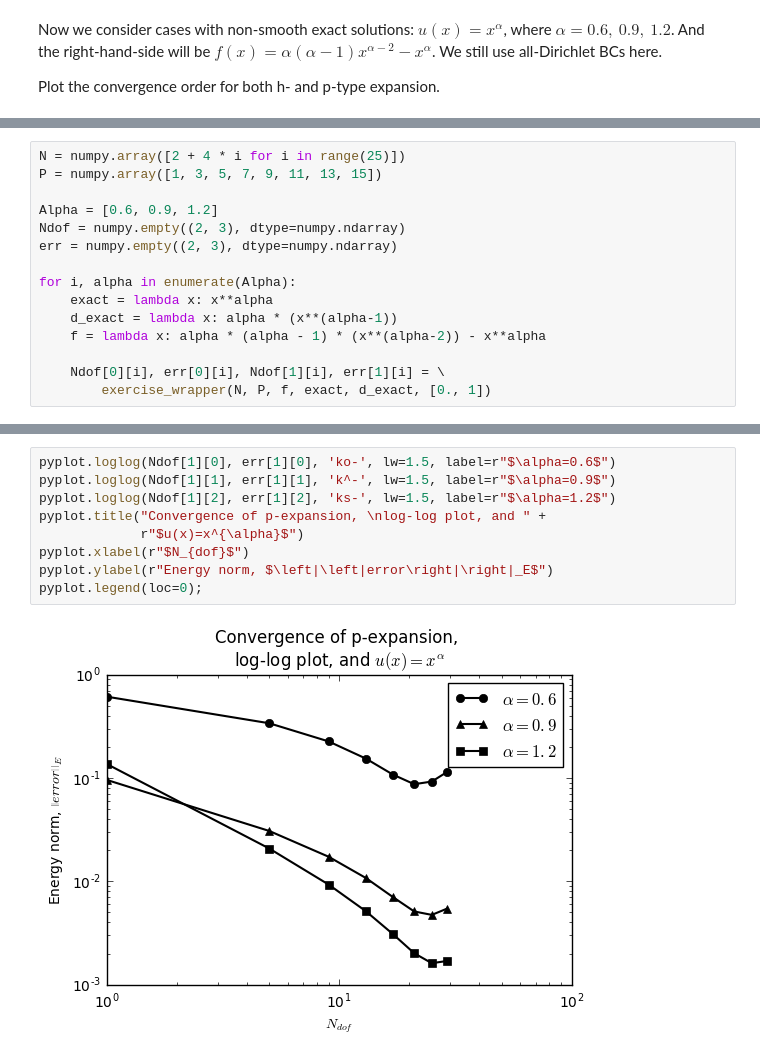
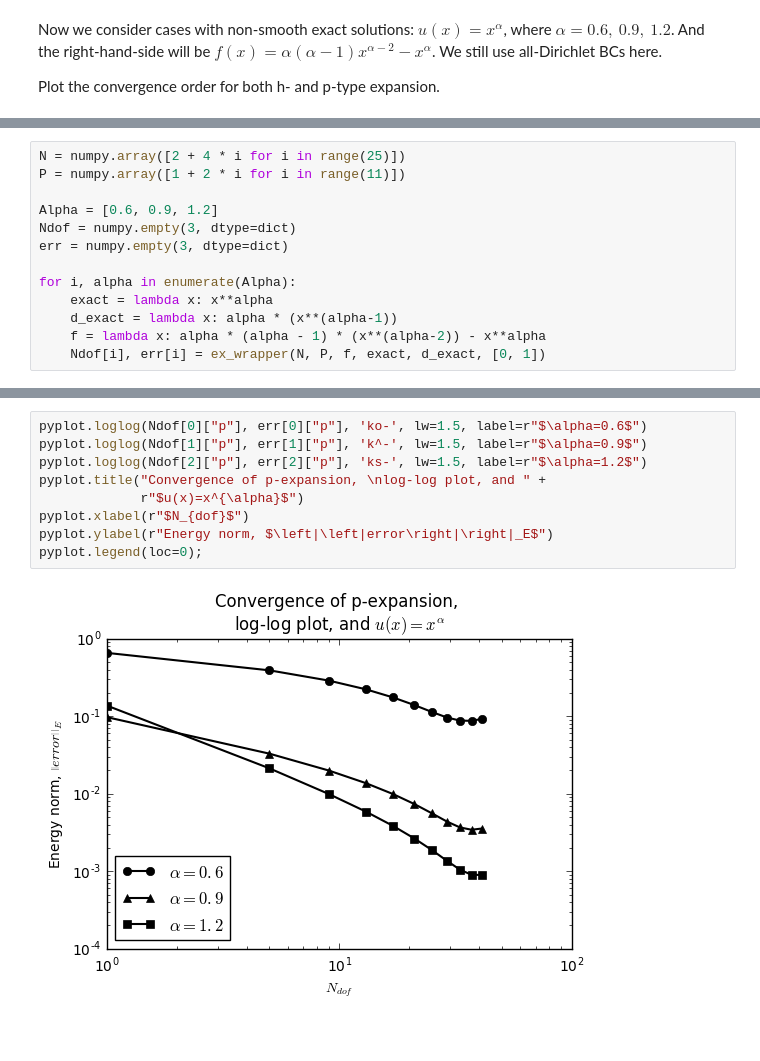
Before and after one commit to piyueh/SEM-Toolbox, a Jupyter notebook: solutions/chapter02/exercise05.ipynb, the cells around one changed output, grey strips where cells are left out. Cells and saved outputs as stored; diff of their text form.

```diff
--- a/solutions/chapter02/exercise05.ipynb
+++ b/solutions/chapter02/exercise05.ipynb
@@ -160,16 +204,14 @@ Plot the convergence order for both h- and p-type expansion.
 # %%
 N = numpy.array([2 + 4 * i for i in range(25)])
-P = numpy.array([1, 3, 5, 7, 9, 11, 13, 15])
+P = numpy.array([1 + 2 * i for i in range(11)])
 
 Alpha = [0.6, 0.9, 1.2]
-Ndof = numpy.empty((2, 3), dtype=numpy.ndarray)
-err = numpy.empty((2, 3), dtype=numpy.ndarray)
+Ndof = numpy.empty(3, dtype=dict)
+err = numpy.empty(3, dtype=dict)
 
 for i, alpha in enumerate(Alpha):
     exact = lambda x: x**alpha
     d_exact = lambda x: alpha * (x**(alpha-1))
     f = lambda x: alpha * (alpha - 1) * (x**(alpha-2)) - x**alpha
-
-    Ndof[0][i], err[0][i], Ndof[1][i], err[1][i] = \
-        exercise_wrapper(N, P, f, exact, d_exact, [0., 1])
+    Ndof[i], err[i] = ex_wrapper(N, P, f, exact, d_exact, [0, 1])
 # %%
@@ -186,11 +228,11 @@ pyplot.legend(loc=0);
 # %%
-pyplot.loglog(Ndof[1][0], err[1][0], 'ko-', lw=1.5, label=r"$\alpha=0.6$")
-pyplot.loglog(Ndof[1][1], err[1][1], 'k^-', lw=1.5, label=r"$\alpha=0.9$")
-pyplot.loglog(Ndof[1][2], err[1][2], 'ks-', lw=1.5, label=r"$\alpha=1.2$")
+pyplot.loglog(Ndof[0]["p"], err[0]["p"], 'ko-', lw=1.5, label=r"$\alpha=0.6$")
+pyplot.loglog(Ndof[1]["p"], err[1]["p"], 'k^-', lw=1.5, label=r"$\alpha=0.9$")
+pyplot.loglog(Ndof[2]["p"], err[2]["p"], 'ks-', lw=1.5, label=r"$\alpha=1.2$")
 pyplot.title("Convergence of p-expansion, \nlog-log plot, and " +
              r"$u(x)=x^{\alpha}$")
 pyplot.xlabel(r"$N_{dof}$")
 pyplot.ylabel(r"Energy norm, $\left|\left|error\right|\right|_E$")
 pyplot.legend(loc=0);
 # %% [output]
-[figure, old version]
+[figure, new version]
```
Also changed, not shown: parts of 11 cells of this notebook.
